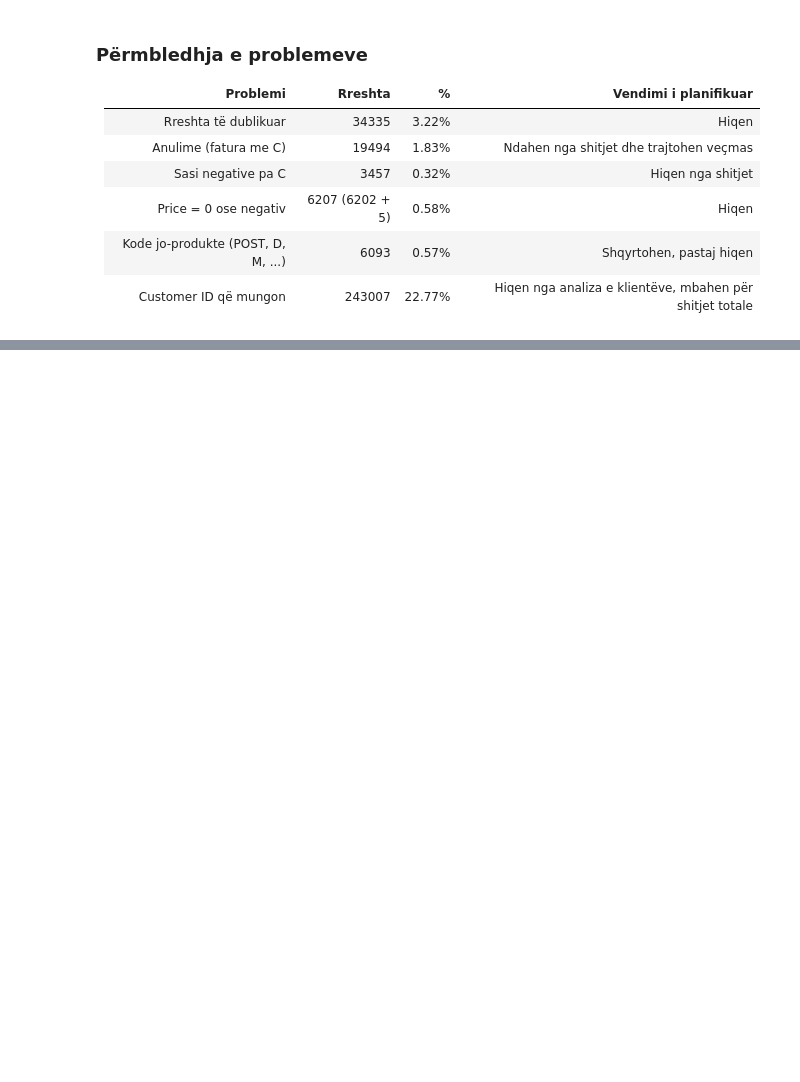
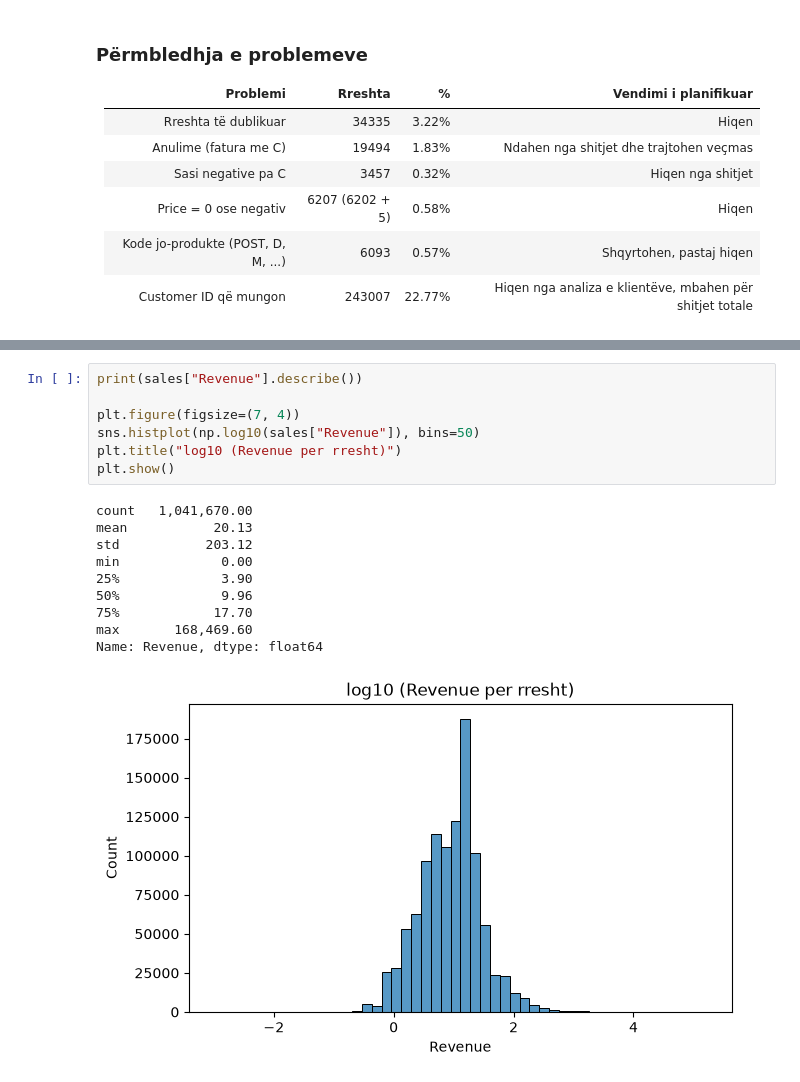
Before and after one commit to Dua-Gashi/online-retail-customer-analytics, a Jupyter notebook: notebooks/01_eda.ipynb, the cells around one changed output, grey strips where cells are left out. Saved outputs shown, nothing was run; the diff lists cells and outputs as text; blank space fills up the shorter version.

```diff
--- a/notebooks/01_eda.ipynb
+++ b/notebooks/01_eda.ipynb
@@ -237,0 +268,18 @@ Name: Price, dtype: float64
+# %%
+print(sales["Revenue"].describe())
+
+plt.figure(figsize=(7, 4))
+sns.histplot(np.log10(sales["Revenue"]), bins=50)
+plt.title("log10 (Revenue per rresht)")
+plt.show()
+# %% [output]
+count   1,041,670.00
+mean           20.13
+std           203.12
+min             0.00
+25%             3.90
+50%             9.96
+75%            17.70
+max       168,469.60
+Name: Revenue, dtype: float64
+[figure, added]
```
Also changed, not shown: parts of 8 cells of this notebook.
